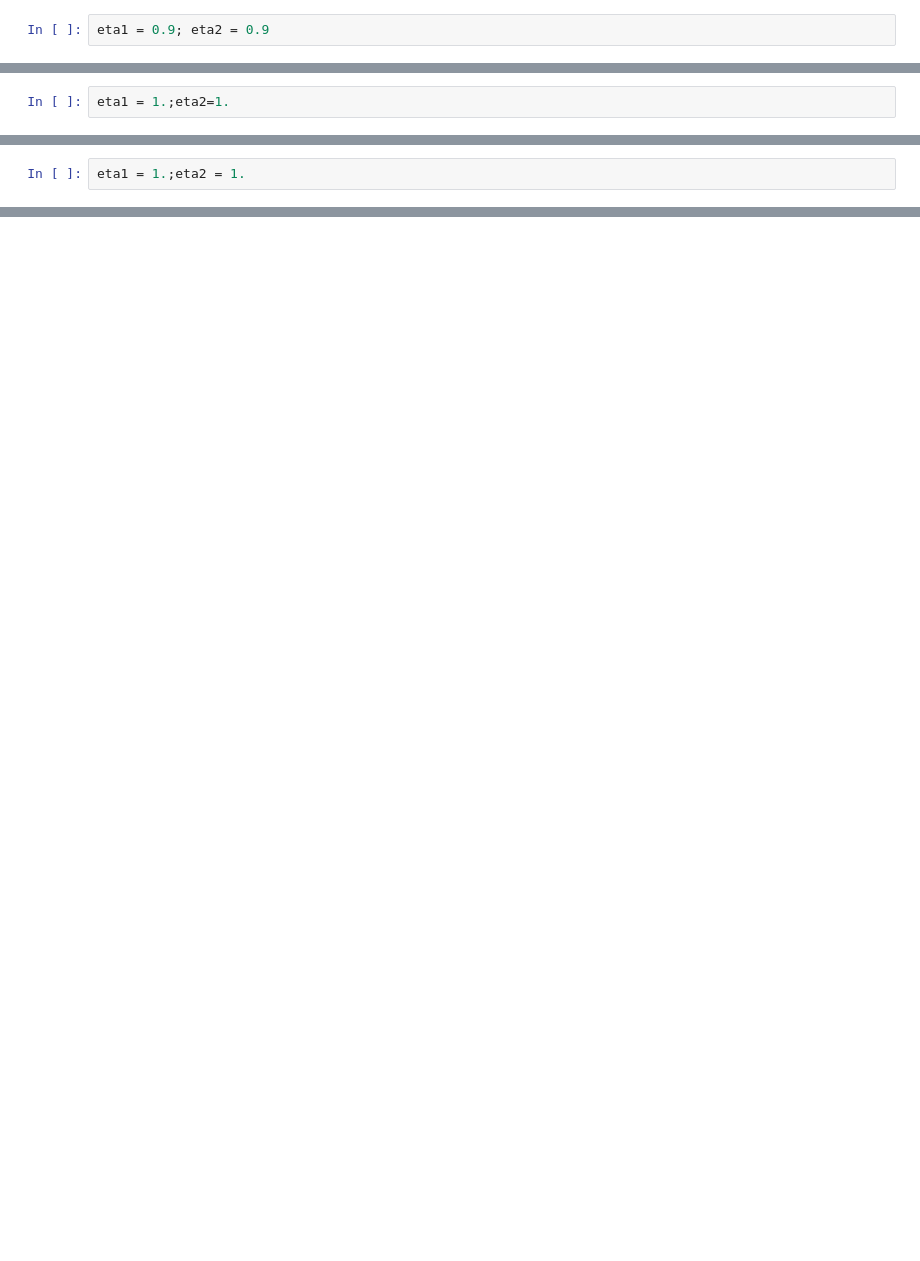
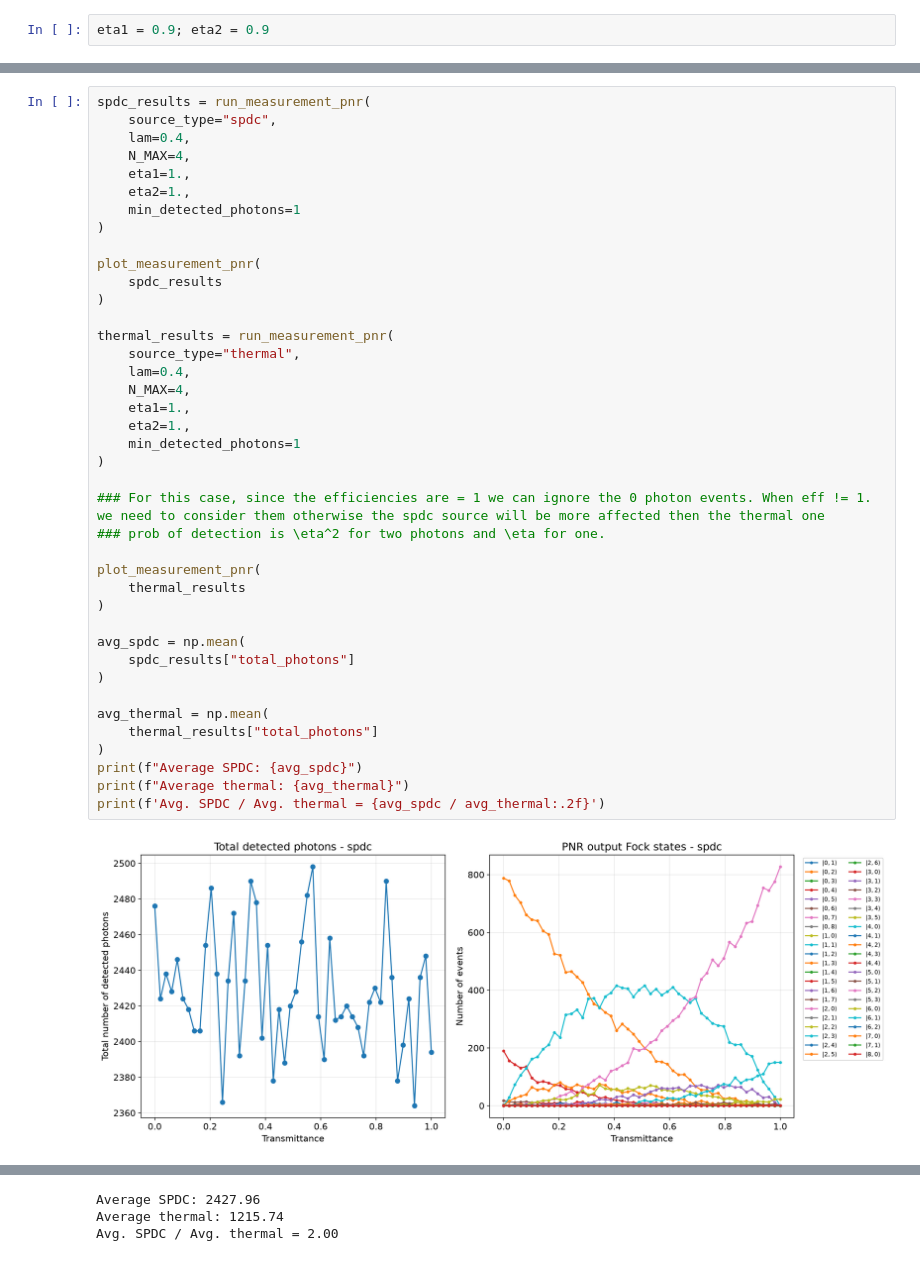
Before and after one commit to pedr19faria/BinSat, a Jupyter notebook: Binary_Saturation.ipynb, the cells around one changed output, grey strips where cells are left out. Cells and saved outputs as stored; diff of their text form; blank space fills up the shorter version.

Commit message:
Corrected the SPDC and Thermal light sources

```diff
--- a/Binary_Saturation.ipynb
+++ b/Binary_Saturation.ipynb
@@ -1082,2 +1031,0 @@ only diagonal terms |n,n> - perfect pair correlation
-# %%
-eta1 = 1.;eta2=1.
@@ -1390,2 +1031,0 @@ plt.show()
-# %%
-eta1 = 1.;eta2 = 1.
@@ -2129,0 +1549,42 @@ def thermal_x_vacuum(lam: float, n_max: int = N_MAX):
+# %%
+spdc_results = run_measurement_pnr(
+    source_type="spdc",
+    lam=0.4,
+    N_MAX=4,
+    eta1=1.,
+    eta2=1.,
+    min_detected_photons=1
+)
+
+plot_measurement_pnr(
+    spdc_results
+)
+
+thermal_results = run_measurement_pnr(
+    source_type="thermal",
+    lam=0.4,
+    N_MAX=4,
+    eta1=1.,
+    eta2=1.,
+    min_detected_photons=1
+)
+
+### For this case, since the efficiencies are = 1 we can ignore the 0 photon events. When eff != 1. we need to consider them otherwise the spdc source will be more affected then the thermal one
+### prob of detection is \eta^2 for two photons and \eta for one.
+
+plot_measurement_pnr(
+    thermal_results
+)
+
+avg_spdc = np.mean(
+    spdc_results["total_photons"]
+)
+
+avg_thermal = np.mean(
+    thermal_results["total_photons"]
+)
+print(f"Average SPDC: {avg_spdc}")
+print(f"Average thermal: {avg_thermal}")
+print(f'Avg. SPDC / Avg. thermal = {avg_spdc / avg_thermal:.2f}')
+# %% [output]
+[figure, added]
@@ -2129,0 +1592,3 @@ def thermal_x_vacuum(lam: float, n_max: int = N_MAX):
+Average SPDC: 2427.96
+Average thermal: 1215.74
+Avg. SPDC / Avg. thermal = 2.00
```
Also changed, not shown: parts of 34 cells of this notebook.
